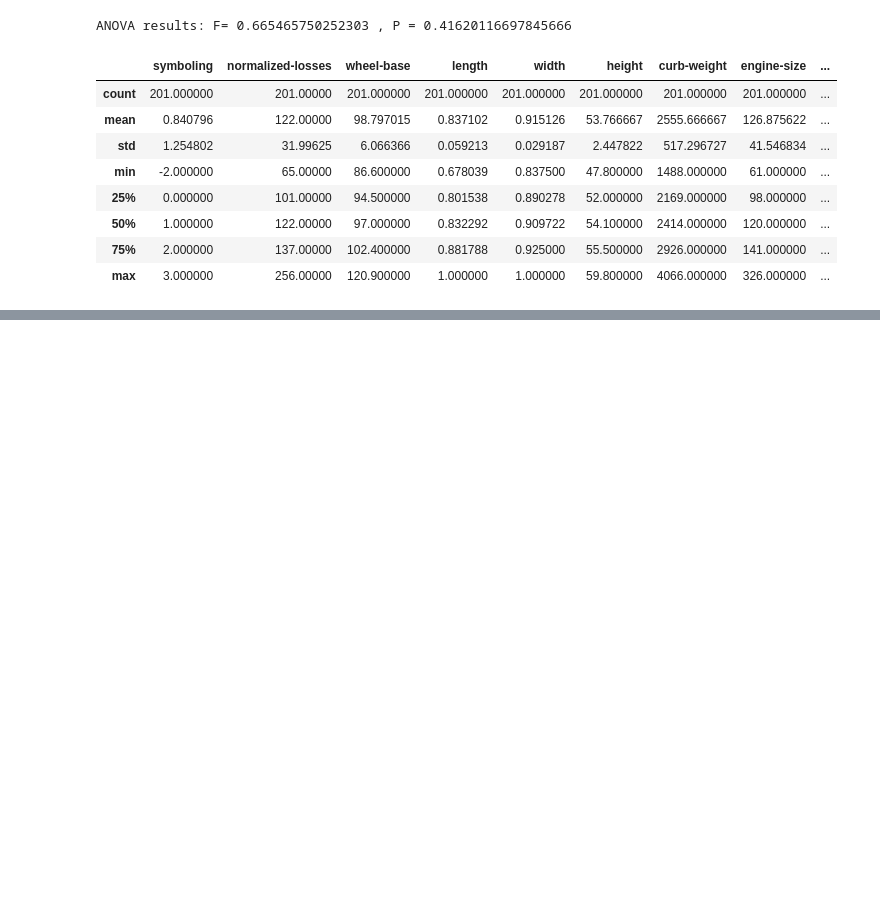
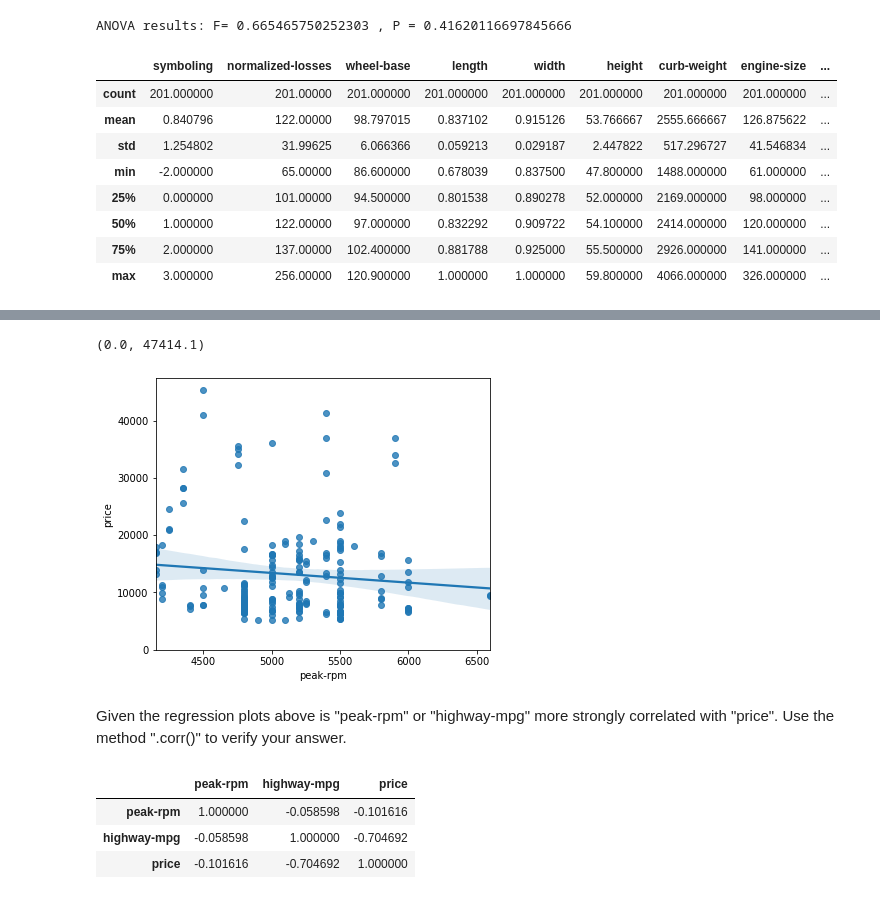
Before and after one commit to rubensgamaliel/CognitiveClass, a Jupyter notebook: Data_Analysis_with_Python/Data_Analysis_with_Python.ipynb, the cells around one changed output, grey strips where cells are left out. Drawn from its saved outputs; the diff is of its cells as text; code cells hidden in the pictures; blank space fills up the shorter version.

```diff
--- a/Data_Analysis_with_Python/Data_Analysis_with_Python.ipynb
+++ b/Data_Analysis_with_Python/Data_Analysis_with_Python.ipynb
@@ -797,0 +986,16 @@ df.describe()
+# %%
+plt.figure(figsize=(width, height))
+sns.regplot(x="peak-rpm", y="price", data=df)
+plt.ylim(0,)
+# %% [output]
+(0.0, 47414.1)
+[figure, added]
+# %% [markdown]
+Given the regression plots above is "peak-rpm" or "highway-mpg" more strongly correlated with "price". Use the method ".corr()" to verify your answer.
+# %%
+df[["peak-rpm","highway-mpg","price"]].corr()
+# %% [output]
+|  | peak-rpm | highway-mpg | price |
+| peak-rpm | 1.000000 | -0.058598 | -0.101616 |
+| highway-mpg | -0.058598 | 1.000000 | -0.704692 |
+| price | -0.101616 | -0.704692 | 1.000000 |
```
Also changed, not shown: parts of 110 cells of this notebook.
